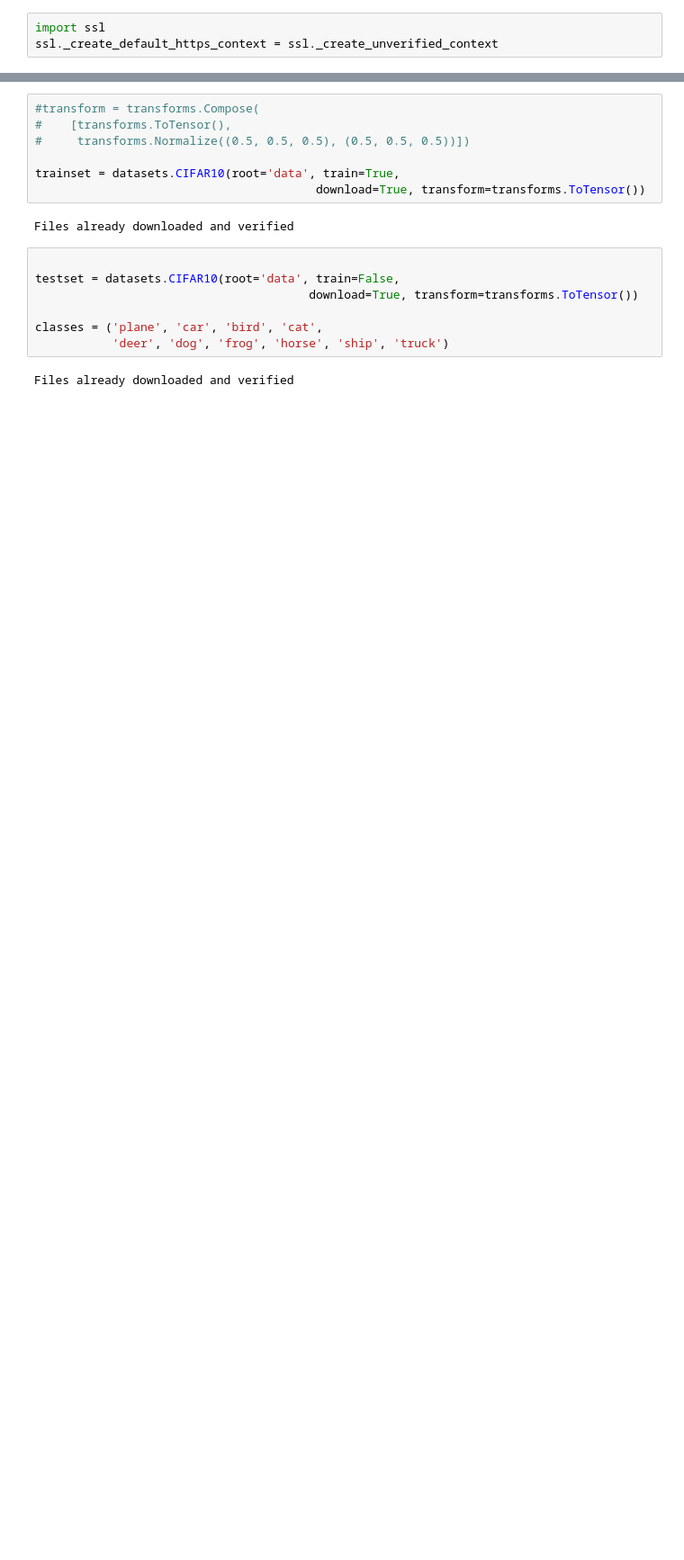
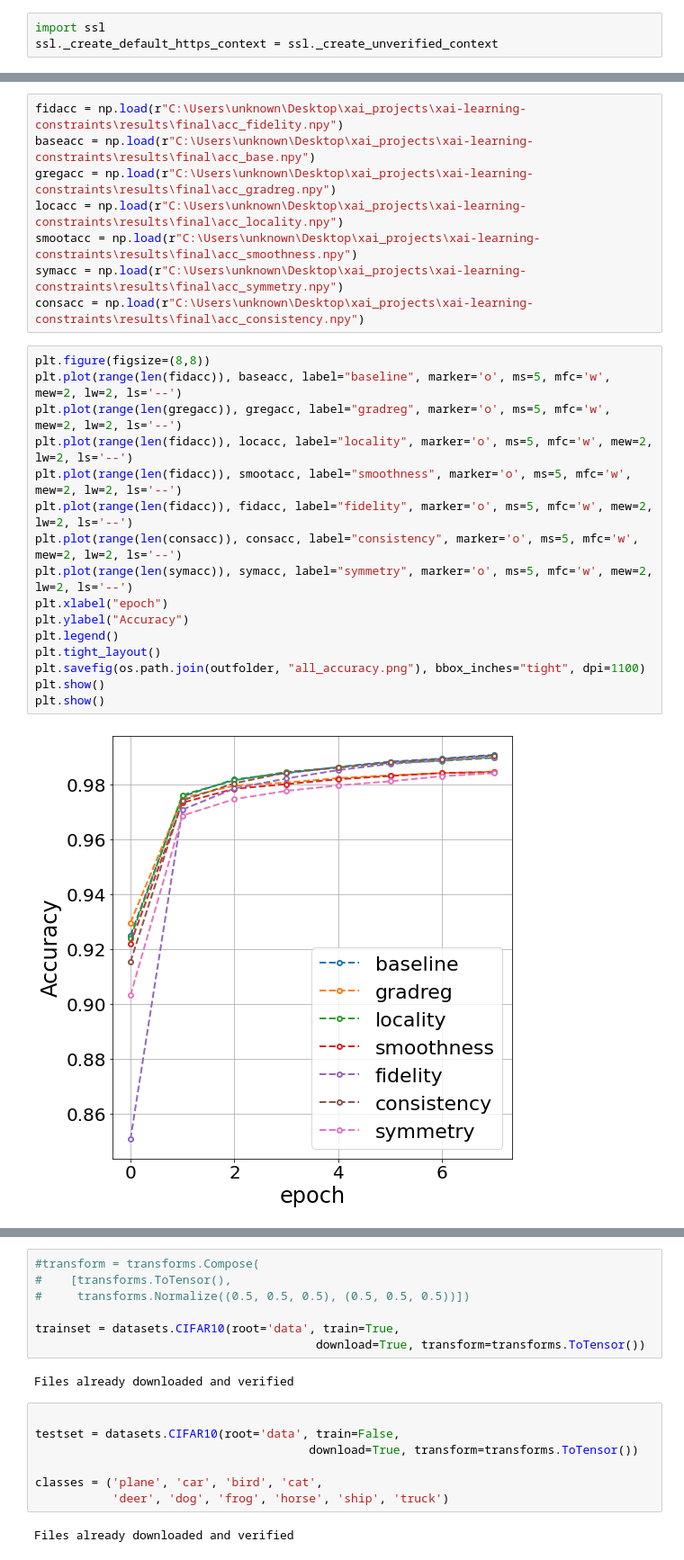
Before and after one commit to mikronco/xai-learning-constraints, a Jupyter notebook: model_training.ipynb, the cells around one changed output, grey strips where cells are left out. Shown at 90% size. Drawn from its saved outputs; the diff is of its cells as text; blank space fills up the shorter version.

```diff
--- a/model_training.ipynb
+++ b/model_training.ipynb
@@ -25,0 +119,26 @@ ssl._create_default_https_context = ssl._create_unverified_context
+# %%
+fidacc = np.load(r"C:\Users\unknown\Desktop\xai_projects\xai-learning-constraints\results\final\acc_fidelity.npy")
+baseacc = np.load(r"C:\Users\unknown\Desktop\xai_projects\xai-learning-constraints\results\final\acc_base.npy")
+gregacc = np.load(r"C:\Users\unknown\Desktop\xai_projects\xai-learning-constraints\results\final\acc_gradreg.npy")
+locacc = np.load(r"C:\Users\unknown\Desktop\xai_projects\xai-learning-constraints\results\final\acc_locality.npy")
+smootacc = np.load(r"C:\Users\unknown\Desktop\xai_projects\xai-learning-constraints\results\final\acc_smoothness.npy")
+symacc = np.load(r"C:\Users\unknown\Desktop\xai_projects\xai-learning-constraints\results\final\acc_symmetry.npy")
+consacc = np.load(r"C:\Users\unknown\Desktop\xai_projects\xai-learning-constraints\results\final\acc_consistency.npy")
+# %%
+plt.figure(figsize=(8,8))
+plt.plot(range(len(fidacc)), baseacc, label="baseline", marker='o', ms=5, mfc='w', mew=2, lw=2, ls='--')
+plt.plot(range(len(gregacc)), gregacc, label="gradreg", marker='o', ms=5, mfc='w', mew=2, lw=2, ls='--')
+plt.plot(range(len(fidacc)), locacc, label="locality", marker='o', ms=5, mfc='w', mew=2, lw=2, ls='--')
+plt.plot(range(len(fidacc)), smootacc, label="smoothness", marker='o', ms=5, mfc='w', mew=2, lw=2, ls='--')
+plt.plot(range(len(fidacc)), fidacc, label="fidelity", marker='o', ms=5, mfc='w', mew=2, lw=2, ls='--')
+plt.plot(range(len(consacc)), consacc, label="consistency", marker='o', ms=5, mfc='w', mew=2, lw=2, ls='--')
+plt.plot(range(len(symacc)), symacc, label="symmetry", marker='o', ms=5, mfc='w', mew=2, lw=2, ls='--')
+plt.xlabel("epoch")
+plt.ylabel("Accuracy")
+plt.legend()
+plt.tight_layout()
+plt.savefig(os.path.join(outfolder, "all_accuracy.png"), bbox_inches="tight", dpi=1100)
+plt.show()
+plt.show()
+# %% [output]
+[figure, added]
```
Also changed, not shown: parts of 127 cells of this notebook, 14 other files.
